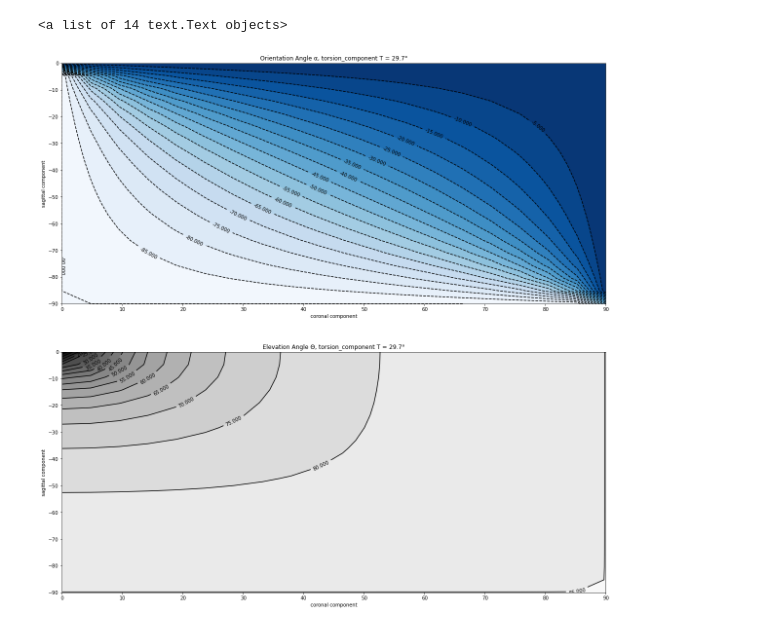
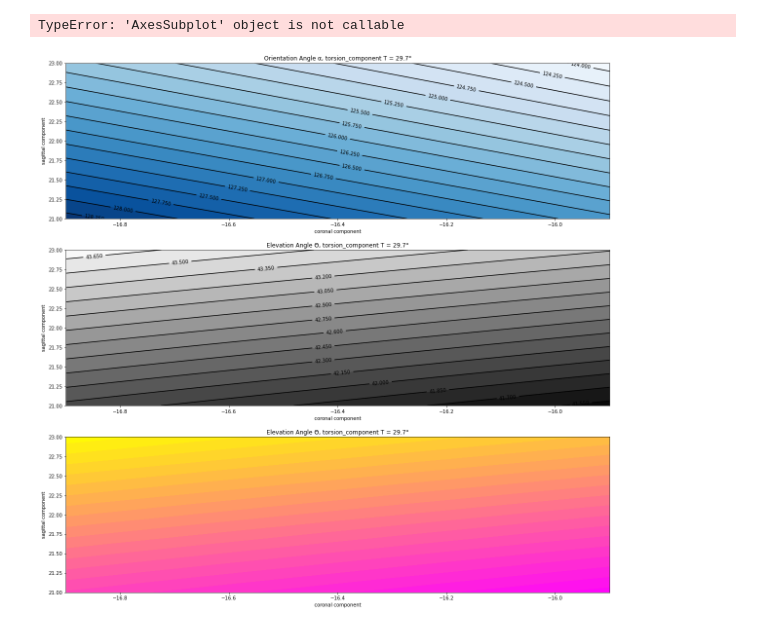
Before and after one commit to butayama/osteotomy_calc, a Jupyter notebook: scripts/osteotomy_parameterstudien_a_02.ipynb, the cells around one changed output. Cells and saved outputs as stored; diff of their text form; code cells hidden in the pictures.

Commit message:
Diagram Elevation Angle

```diff
--- a/scripts/osteotomy_parameterstudien_a_02.ipynb
+++ b/scripts/osteotomy_parameterstudien_a_02.ipynb
@@ -10,28 +10,23 @@ color = sns.color_palette()
 # %%
 nc = 20
 ns = 20
-T = 10
-# T = 29.7
-c = np.linspace(0, 90, nc)
-s = np.linspace(-0, -90, ns)
+# T = 10
+T = 29.7
+c = np.linspace(-15.9, -16.9, nc)
+s = np.linspace(21, 23, ns)
 # c = np.linspace(18, 26, nc)
 # s = np.linspace(-14, -22, ns)
 X, Y = np.meshgrid(c, s)
 # X, Y
 # %%
-# def orientation_angle(x,y,t):
-#     c_a_d, s_a_d, t_a_d, c_a, s_a, t_a, a_tad, a_oa, a_azi, a_ele, a_aor = compute(x, y, t)
-#     return a_oa
-#
-# def elevation_angle(x,y,t):
-#     c_a_d, s_a_d, t_a_d, c_a, s_a, t_a, a_tad, a_oa, a_azi, a_ele, a_aor = compute(x, y, t)
-#     return a_ele
-#
-def np_orientation_angle(_c_a_d, _s_a_d, _t_a_d):
+def angles_to_rad(_c_a_d, _s_a_d, _t_a_d):
     c_a = np.radians(_c_a_d)
     s_a = np.radians(_s_a_d)
     t_a = np.radians(_t_a_d)
+    return c_a, s_a, t_a
 
+def np_orientation_angle(_c_a_d, _s_a_d, _t_a_d):
+    c_a, s_a, t_a = angles_to_rad(_c_a_d,_s_a_d,_t_a_d)
     h1 = np.sqrt(np.tan(c_a) * np.tan(c_a) + np.tan(s_a) * np.tan(s_a))
     a_tad = np.arctan2(h1, 1)
     a_oa = np.arctan2(np.tan(s_a), np.tan(c_a))
@@ -39,38 +34,52 @@ def np_orientation_angle(_c_a_d, _s_a_d, _t_a_d):
     a_ele = np.arctan2(2 * np.sin(a_tad) * np.cos(0.5 * t_a), np.sin(t_a) * (1 + np.cos(a_tad)))
     a_aor = np.arccos(0.5 * (np.cos(t_a) + np.cos(a_tad) + np.cos(t_a) * np.cos(a_tad) - 1))
     return np.degrees(a_oa)
 
 def np_elevation_angle(_c_a_d, _s_a_d, _t_a_d):
-    c_a = np.radians(_c_a_d)
-    s_a = np.radians(_s_a_d)
-    t_a = np.radians(_t_a_d)
-
+    c_a, s_a, t_a = angles_to_rad(_c_a_d,_s_a_d,_t_a_d)
     h1 = np.sqrt(np.tan(c_a) * np.tan(c_a) + np.tan(s_a) * np.tan(s_a))
     a_tad = np.arctan2(h1, 1)
     a_oa = np.arctan2(np.tan(s_a), np.tan(c_a))
     a_azi = np.arctan2(-(np.sin(a_oa) + np.sin(a_oa - t_a)), (np.cos(a_oa) + np.cos(a_oa - t_a)))
     a_ele = np.arctan2(2 * np.sin(a_tad) * np.cos(0.5 * t_a), np.sin(t_a) * (1 + np.cos(a_tad)))
     a_aor = np.arccos(0.5 * (np.cos(t_a) + np.cos(a_tad) + np.cos(t_a) * np.cos(a_tad) - 1))
     return np.degrees(a_ele)
 
+
+def np_true_angular_deformity(_c_a_d, _s_a_d, _t_a_d):
+    c_a, s_a, t_a = angles_to_rad(_c_a_d,_s_a_d,_t_a_d)
+    h1 = np.sqrt(np.tan(c_a) * np.tan(c_a) + np.tan(s_a) * np.tan(s_a))
+    a_tad = np.arctan2(h1, 1)
+    return np.degrees(a_tad)
+
+
 fig27 = plt.figure(figsize=(20,20))
 # fig27.suptitle(f'Elevation Angle {chr(int("398", 16))}', fontsize=14, fontweight='bold')
-p_orientation = fig27.add_subplot(211)
+p_orientation = fig27.add_subplot(311)
 p_orientation.set_title(f'Orientation Angle {chr(945)}, torsion_component T = 29.7°')
 p_orientation.set_xlabel('coronal component')
 p_orientation.set_ylabel('sagittal component')
 img = p_orientation.contourf(X, Y, np_orientation_angle(X,Y,T), 20, cmap='Blues')
 hl = p_orientation.contour(X, Y, np_orientation_angle(X,Y,T), 20, colors='black', linewidth=.5)
 plt.clabel(hl, inline=1, fontsize=10)
 
-p_elevation = fig27.add_subplot(212)
+p_elevation = fig27.add_subplot(312)
 p_elevation.set_title(f'Elevation Angle {chr(int("398", 16))}, torsion_component T = 29.7°')
 p_elevation.set_xlabel('coronal component')
 p_elevation.set_ylabel('sagittal component')
 img = p_elevation.contourf(X, Y, np_elevation_angle(X,Y,T), 20, cmap='gray')
 hl = p_elevation.contour(X, Y, np_elevation_angle(X,Y,T), 20, colors='black', linewidth=.5)
 plt.clabel(hl, inline=1, fontsize=10)
 # plt.subplots_adjust(hspace=0.2)
+
+p_true_angular_deformity = fig27.add_subplot(313)
+p_true_angular_deformity.set_title(f'Elevation Angle {chr(int("398", 16))}, torsion_component T = 29.7°')
+p_true_angular_deformity.set_xlabel('coronal component')
+p_true_angular_deformity.set_ylabel('sagittal component')
+img = p_true_angular_deformity.contourf(X, Y, np_true_angular_deformity(X,Y,T), 20, cmap='spring')
+hl = p_true_angular_deformity(X, Y, np_true_angular_deformity(X,Y,T), 20, colors='black', linewidth=.5)
+plt.clabel(hl, inline=1, fontsize=10)
+# plt.subplots_adjust(hspace=0.2)
 # %% [output]
-<a list of 14 text.Text objects>
+TypeError: 'AxesSubplot' object is not callable
-[figure, old version]
+[figure, new version]
```
